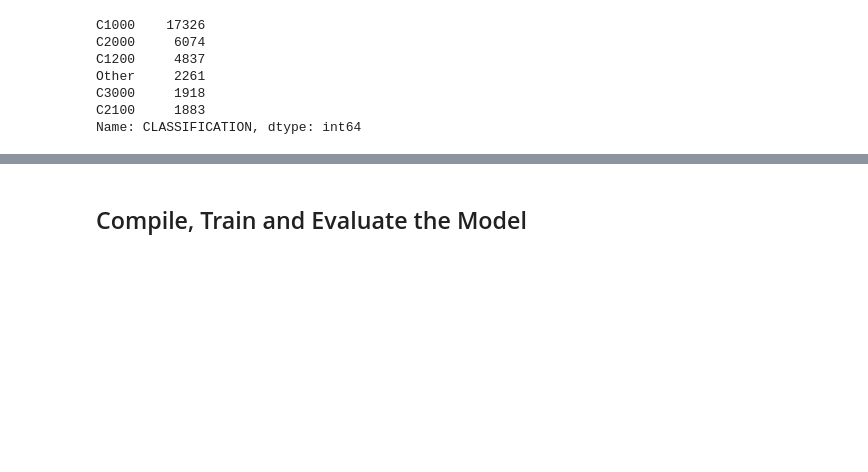
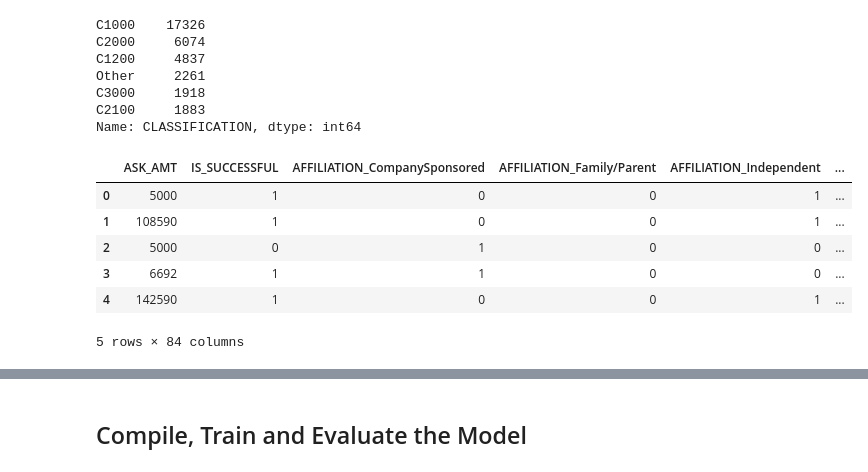
Before and after one commit to ShoaibFarooqui/Deep-Learning-Challenge, a Jupyter notebook: Deep_Learning_Challenge.ipynb, the cells around one changed output, grey strips where cells are left out. Drawn from its saved outputs; the diff is of its cells as text; code cells hidden in the pictures; blank space fills up the shorter version.

```diff
--- a/Deep_Learning_Challenge.ipynb
+++ b/Deep_Learning_Challenge.ipynb
@@ -155,2 +152,20 @@ Name: CLASSIFICATION, dtype: int64
+# %%
+# Convert categorical data to numeric with `pd.get_dummies`
+dummies = pd.get_dummies(df[["AFFILIATION", "USE_CASE", "ORGANIZATION","STATUS",
+                             "INCOME_AMT", "SPECIAL_CONSIDERATIONS",
+                             "APPLICATION_TYPE", "CLASSIFICATION"]])
+df = pd.concat([df, dummies], axis=1)
+df = df.drop(columns=["AFFILIATION", "USE_CASE", "ORGANIZATION","STATUS",
+                             "INCOME_AMT", "SPECIAL_CONSIDERATIONS",
+                             "APPLICATION_TYPE", "CLASSIFICATION"])
+df.head()
+# %% [output]
+|  | ASK_AMT | IS_SUCCESSFUL | AFFILIATION_CompanySponsored | AFFILIATION_Family/Parent | AFFILIATION_Independent | ... |
+| 0 | 5000 | 1 | 0 | 0 | 1 | ... |
+| 1 | 108590 | 1 | 0 | 0 | 1 | ... |
+| 2 | 5000 | 0 | 1 | 0 | 0 | ... |
+| 3 | 6692 | 1 | 1 | 0 | 0 | ... |
+| 4 | 142590 | 1 | 0 | 0 | 1 | ... |
+5 rows × 84 columns
 # %%
 # Split our preprocessed data into our features and target arrays
```
Also changed, not shown: parts of 3 cells of this notebook.
